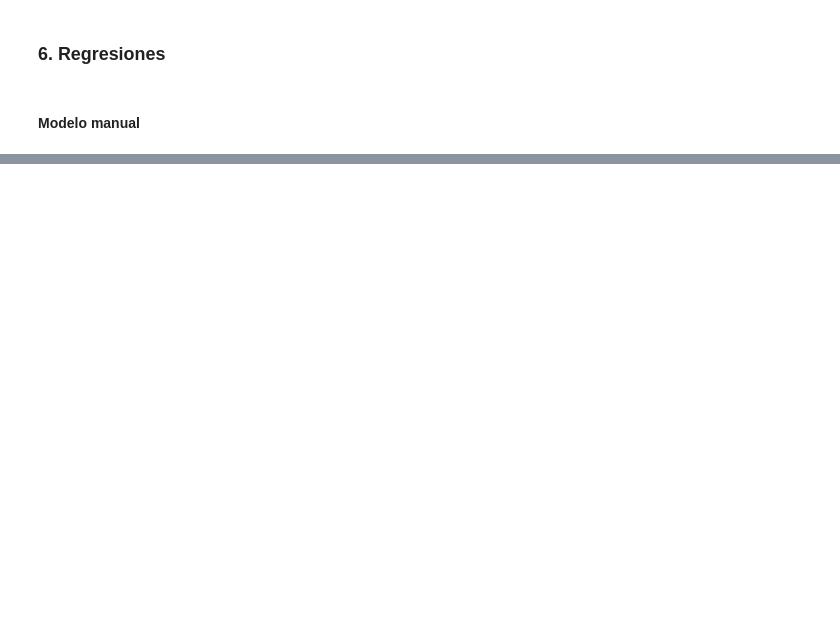
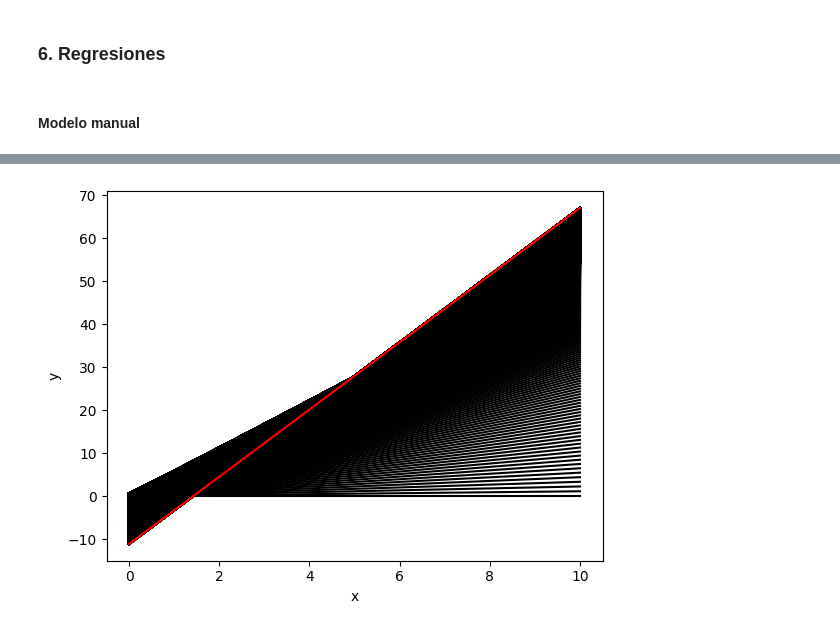
Before and after one commit to baquiax/econometrics-2, a Jupyter notebook: project1/solution.ipynb, the cells around one changed output, grey strips where cells are left out. Cells and saved outputs as stored; diff of their text form; code cells hidden in the pictures; blank space fills up the shorter version.

```diff
--- a/project1/solution.ipynb
+++ b/project1/solution.ipynb
@@ -172,0 +193,17 @@ def train_model(x = np.array([]), y = np.array([]), epochs = 0, learning_rate =
+# %%
+def plot_model(b0 = 0, b1 = 0, color = "black", xlabel = "", ylabel = ""):
+    x =  np.linspace(0, 10, 100)
+    y = b0 + b1 * x
+
+    plt.plot(x, y, color=color)
+    plt.xlabel(xlabel)
+    plt.ylabel(ylabel)
+
+def plot_model_history(all_betas = np.array([]), plot_every=1, xlabel = "", ylabel = ""):
+    for i in range(0, len(all_betas), plot_every):
+        b0 = all_betas[i][0]
+        b1 = all_betas[i][1]
+
+        plot_model(b0, b1, color="black", xlabel=xlabel, ylabel=ylabel)
+
+    plot_model(all_betas[-1][0], all_betas[-1][1], color="red", xlabel=xlabel, ylabel=ylabel)
@@ -210,0 +236,4 @@ for i in range(0, len(result[0]), 2):
+# %%
+plot_model_history(result[0], 1, "x", "y")
+# %% [output]
+[figure, added]
```
Also changed, not shown: parts of 21 cells of this notebook, 1 other file.
